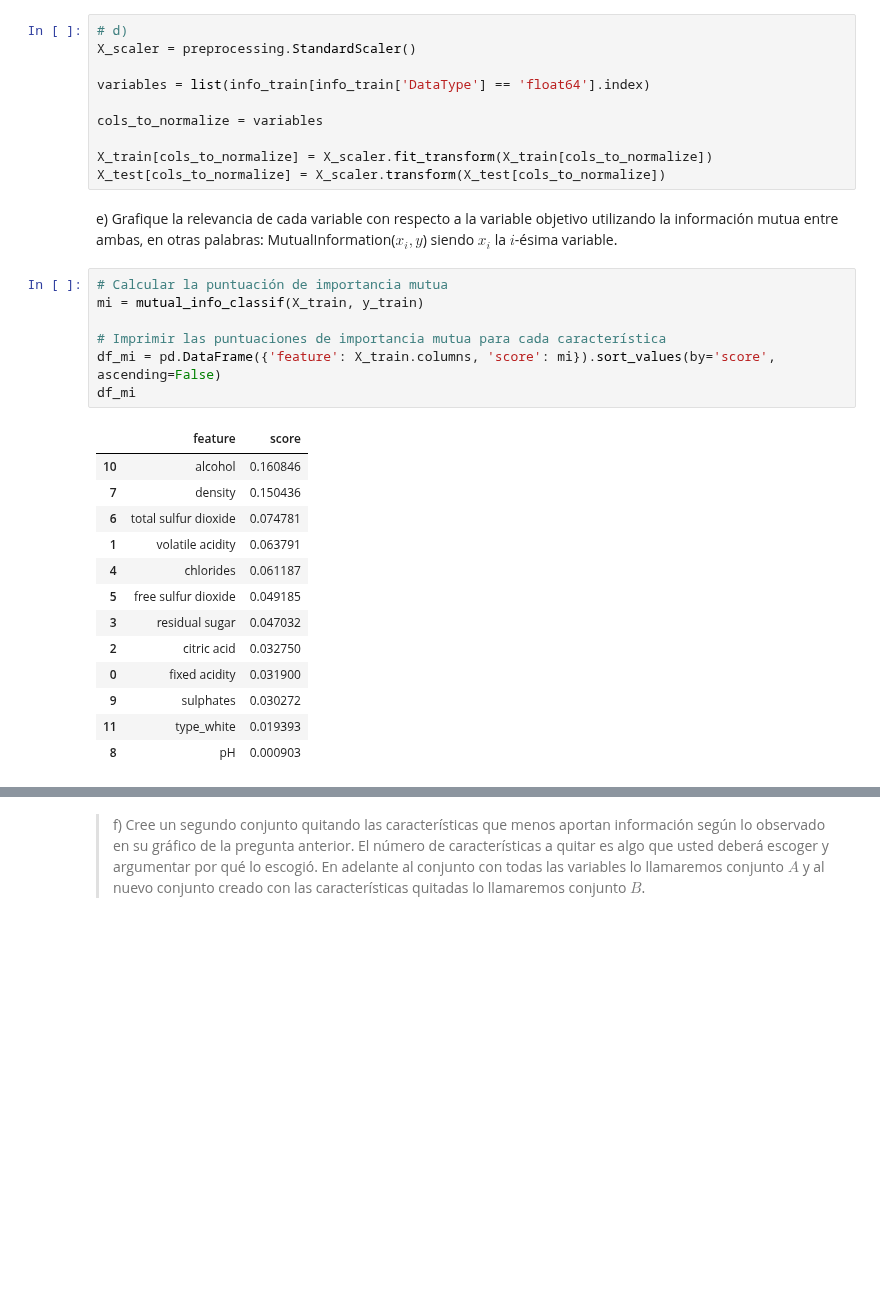
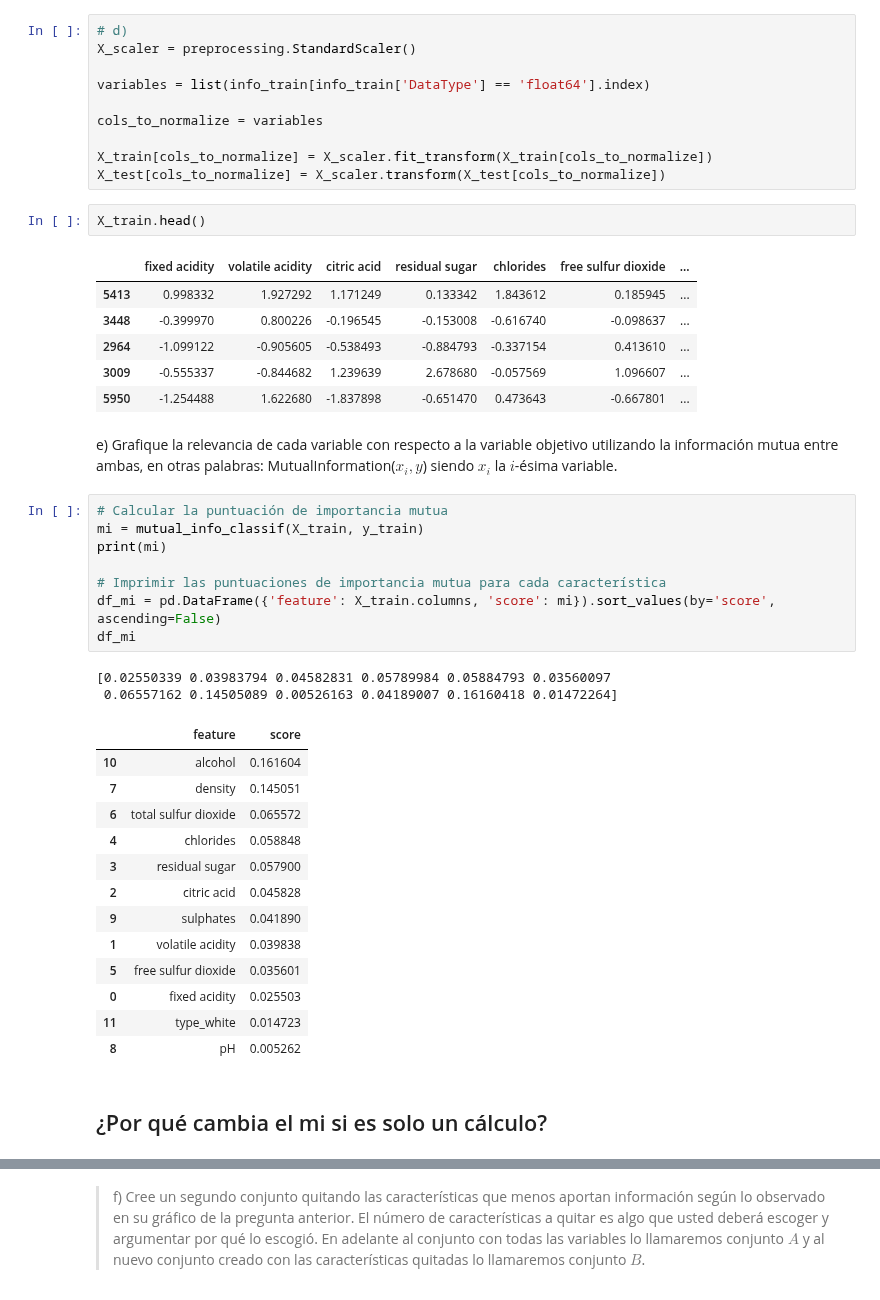
Before and after one commit to Diego-Astaburuaga/Tarea-2-IML, a Jupyter notebook: Entregable_Tarea_2.ipynb, the cells around one changed output, grey strips where cells are left out. Cells and saved outputs as stored; diff of their text form; blank space fills up the shorter version.

```diff
--- a/Entregable_Tarea_2.ipynb
+++ b/Entregable_Tarea_2.ipynb
@@ -391,29 +393,43 @@ cols_to_normalize = variables
 
 X_train[cols_to_normalize] = X_scaler.fit_transform(X_train[cols_to_normalize])
 X_test[cols_to_normalize] = X_scaler.transform(X_test[cols_to_normalize])
+# %%
+X_train.head()
+# %% [output]
+|  | fixed acidity | volatile acidity | citric acid | residual sugar | chlorides | free sulfur dioxide | ... |
+| 5413 | 0.998332 | 1.927292 | 1.171249 | 0.133342 | 1.843612 | 0.185945 | ... |
+| 3448 | -0.399970 | 0.800226 | -0.196545 | -0.153008 | -0.616740 | -0.098637 | ... |
+| 2964 | -1.099122 | -0.905605 | -0.538493 | -0.884793 | -0.337154 | 0.413610 | ... |
+| 3009 | -0.555337 | -0.844682 | 1.239639 | 2.678680 | -0.057569 | 1.096607 | ... |
+| 5950 | -1.254488 | 1.622680 | -1.837898 | -0.651470 | 0.473643 | -0.667801 | ... |
 # %% [markdown]
 e) Grafique la relevancia de cada variable con respecto a la variable objetivo utilizando la información mutua entre ambas, en otras palabras: MutualInformation($x_i,y$) siendo $x_i$ la $i$-ésima variable.
 # %%
 # Calcular la puntuación de importancia mutua
 mi = mutual_info_classif(X_train, y_train)
+print(mi)
 
 # Imprimir las puntuaciones de importancia mutua para cada característica
 df_mi = pd.DataFrame({'feature': X_train.columns, 'score': mi}).sort_values(by='score', ascending=False)
 df_mi
 # %% [output]
+[0.02550339 0.03983794 0.04582831 0.05789984 0.05884793 0.03560097
+ 0.06557162 0.14505089 0.00526163 0.04189007 0.16160418 0.01472264]
 |  | feature | score |
-| 10 | alcohol | 0.160846 |
-| 7 | density | 0.150436 |
-| 6 | total sulfur dioxide | 0.074781 |
-| 1 | volatile acidity | 0.063791 |
-| 4 | chlorides | 0.061187 |
-| 5 | free sulfur dioxide | 0.049185 |
-| 3 | residual sugar | 0.047032 |
-| 2 | citric acid | 0.032750 |
-| 0 | fixed acidity | 0.031900 |
-| 9 | sulphates | 0.030272 |
-| 11 | type_white | 0.019393 |
-| 8 | pH | 0.000903 |
+| 10 | alcohol | 0.161604 |
+| 7 | density | 0.145051 |
+| 6 | total sulfur dioxide | 0.065572 |
+| 4 | chlorides | 0.058848 |
+| 3 | residual sugar | 0.057900 |
+| 2 | citric acid | 0.045828 |
+| 9 | sulphates | 0.041890 |
+| 1 | volatile acidity | 0.039838 |
+| 5 | free sulfur dioxide | 0.035601 |
+| 0 | fixed acidity | 0.025503 |
+| 11 | type_white | 0.014723 |
+| 8 | pH | 0.005262 |
+# %% [markdown]
+## ¿Por qué cambia el mi si es solo un cálculo?
 # %%
 variables = X_train.columns.tolist()
 
```
Also changed, not shown: parts of 6 cells of this notebook, 1 other file.
